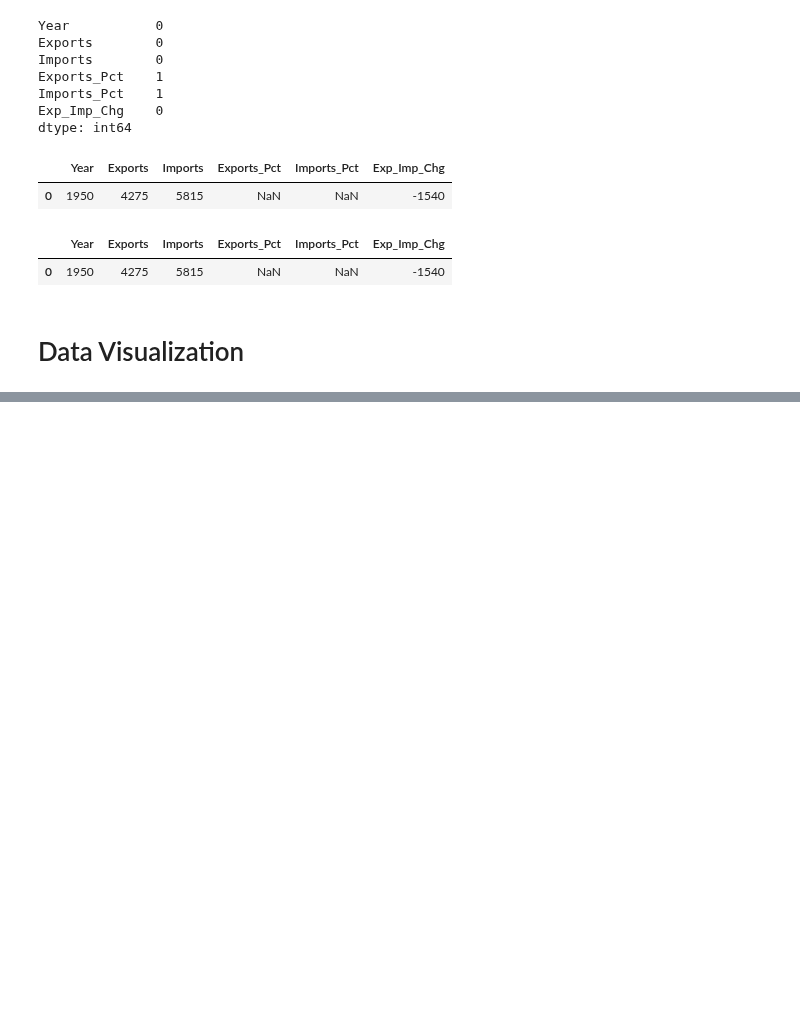
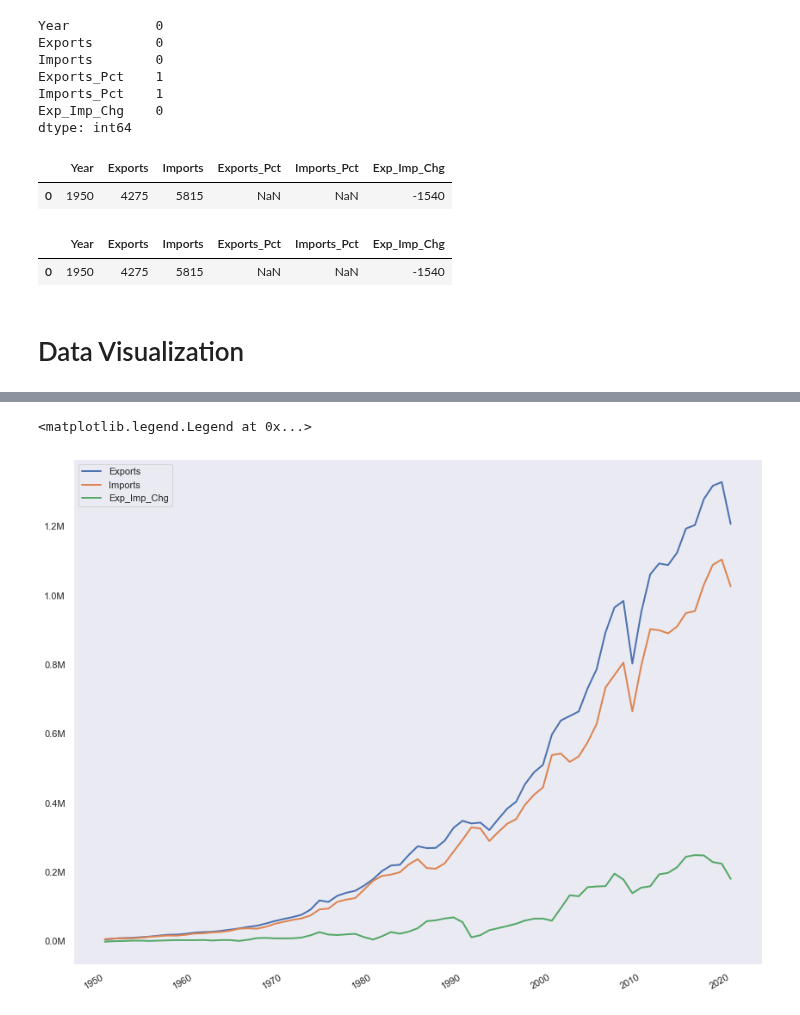
Before and after one commit to eldrigeampong/Data-Science, a Jupyter notebook: Statistisches Bundesamt/Economy/proj1.ipynb, the cells around one changed output, grey strips where cells are left out. Saved outputs shown, nothing was run; the diff lists cells and outputs as text; code cells hidden in the pictures; blank space fills up the shorter version.

```diff
--- a/Statistisches Bundesamt/Economy/proj1.ipynb
+++ b/Statistisches Bundesamt/Economy/proj1.ipynb
@@ -212,2 +192,18 @@ ax3.yaxis.set_major_formatter(formatter)
+# %%
+# initialize the matplotlib figure
+fig1, ax1 = plt.subplots(1, 1, figsize=(12, 9))
+fig1.autofmt_xdate()
+
+# percentage exports, imports and change in exports and imports
+ax1.plot(df['Year'], df['Exports'], label='Exports', linewidth=2)
+ax1.plot(df['Year'], df['Imports'], label='Imports', linewidth=2)
+ax1.plot(df['Year'], df['Exp_Imp_Chg'], label='Exp_Imp_Chg', linewidth=2)
+
+# set y-axis limit
+ax1.yaxis.set_major_formatter(formatter)
+ax1.legend(loc='upper left')
+# %% [output]
+<matplotlib.legend.Legend at 0x...>
+[figure, added]
 # %%
 # initialize the matplotlib figure
```
Also changed, not shown: parts of 7 cells of this notebook.
